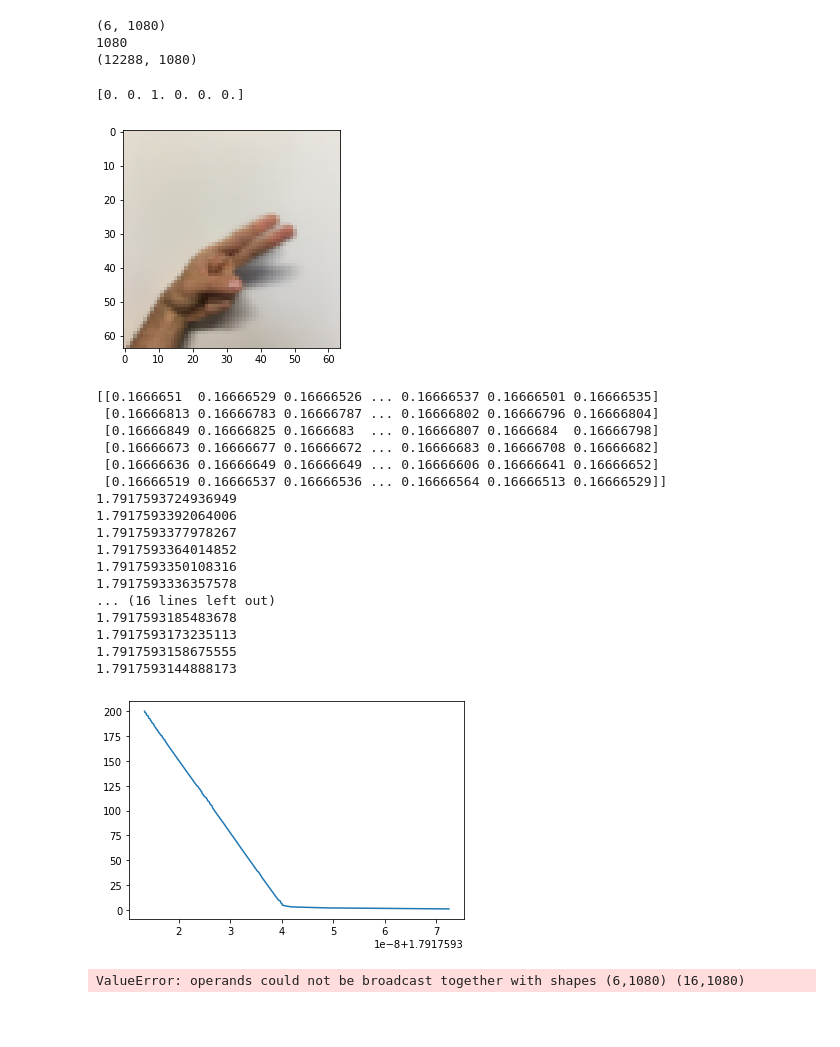
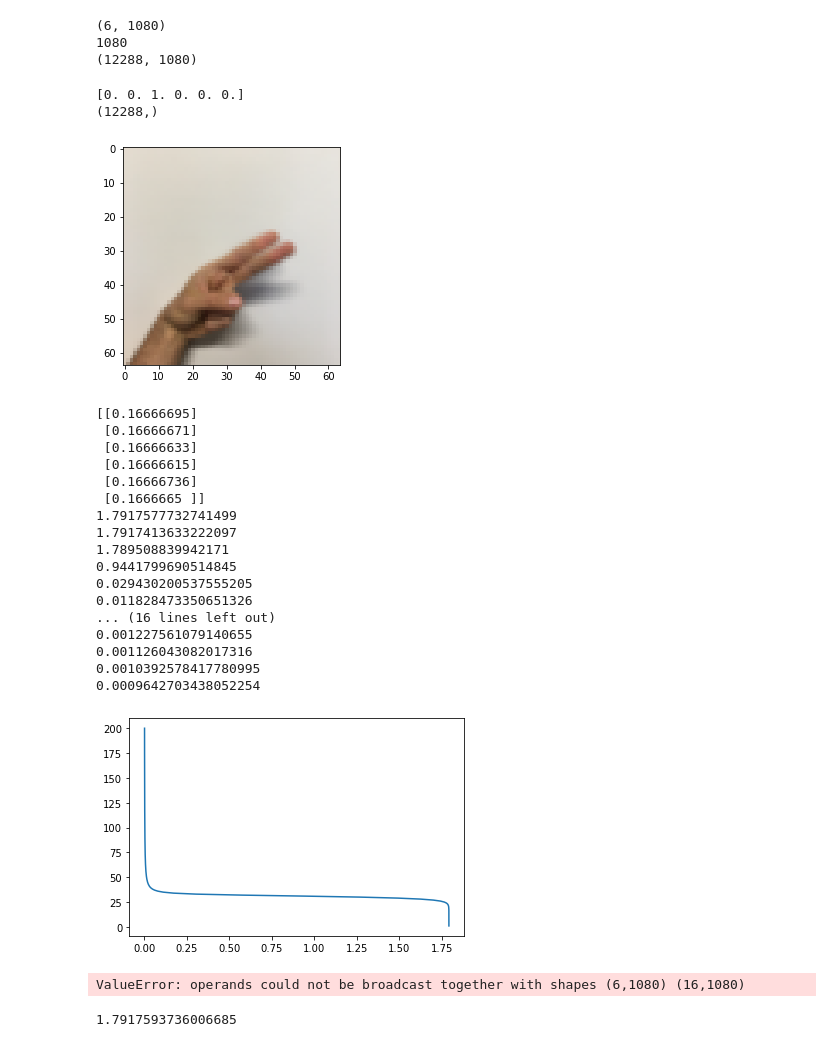
Before and after one commit to aneesh-shetye/softmax_in_numpy, a Jupyter notebook: Untitled.ipynb, the cells around one changed output. Saved outputs shown, nothing was run; the diff lists cells and outputs as text; code cells hidden in the pictures; blank space fills up the shorter version.

Commit message:
Added initializers

```diff
--- a/Untitled.ipynb
+++ b/Untitled.ipynb
@@ -6,9 +6,15 @@ def forward_prop(A_prev, W, b):
 
     return Z
 # %%
-def initialization(next_layer_dims, prev_layer_dims):
+def initialization(next_layer_dims, prev_layer_dims, initializer="relu"):
     W  = np.random.randn(next_layer_dims, prev_layer_dims)*0.01
     b = np.zeros([next_layer_dims,1])
+
+    if initializer == "relu":
+        W = W*np.sqrt(2/prev_layer_dims)
+    if initializer == "Xavier":
+        W = W*np.sqrt(2/(prev_layer_dims+next_layer_dims))
+
     return W, b
 # %%
 def activation_function(Z, activation):
@@ -179,7 +185,7 @@ def training_model(no_of_layers, nL, X, Y, learning_rate, EPOCHS):
             param["W"+str(l)] = param["W"+str(l)] - learning_rate*grads["dW"+str(l)]
             param["b"+str(l)] = param["b"+str(l)] - learning_rate*grads["db"+str(l)]
 
-    plt.plot(cost,range(1,1))
+    plt.plot(cost,range(1,201))
 
     return param
 # %%
@@ -208,31 +214,38 @@ print(X_train.shape)
 import matplotlib.pyplot as plt
 plt.imshow(X_train_orig[2])
 print(Y_train[:,2])
+print(X_train[:,1].shape)
 # %% [output]
 [0. 0. 1. 0. 0. 0.]
+(12288,)
 [figure]
 # %%
 nL = [X_train.shape[0],256,128, 32, 16,6]
-params = training_model(6, nL, X_train, Y_train, learning_rate=0.1, EPOCHS=200 )
+
+X =X_train[:,1]
+X = X.reshape(len(X),1)
+Y = Y_train[:,1]
+Y = Y.reshape(len(Y),1)
+params = training_model(6, nL,X , Y, learning_rate=0.1, EPOCHS=200 )
 # %% [output]
-[[0.1666651  0.16666529 0.16666526 ... 0.16666537 0.16666501 0.16666535]
- [0.16666813 0.16666783 0.16666787 ... 0.16666802 0.16666796 0.16666804]
- [0.16666849 0.16666825 0.1666683  ... 0.16666807 0.1666684  0.16666798]
- [0.16666673 0.16666677 0.16666672 ... 0.16666683 0.16666708 0.16666682]
- [0.16666636 0.16666649 0.16666649 ... 0.16666606 0.16666641 0.16666652]
- [0.16666519 0.16666537 0.16666536 ... 0.16666564 0.16666513 0.16666529]]
-1.7917593724936949
-1.7917593392064006
-1.7917593377978267
-1.7917593364014852
-1.7917593350108316
-1.7917593336357578
+[[0.16666695]
+ [0.16666671]
+ [0.16666633]
+ [0.16666615]
+ [0.16666736]
+ [0.1666665 ]]
+1.7917577732741499
+1.7917413633222097
+1.789508839942171
+0.9441799690514845
+0.029430200537555205
+0.011828473350651326
 ... (16 lines left out)
-1.7917593185483678
-1.7917593173235113
-1.7917593158675555
-1.7917593144888173
+0.001227561079140655
+0.001126043082017316
+0.0010392578417780995
+0.0009642703438052254
-[figure, old version]
+[figure, new version]
 # %%
 def predict(param,no_of_layers, nL, X, Y):
         results={"A0":X}
@@ -296,0 +363,4 @@ print(A)
+# %%
+predict_model(params,6, nL, X_test, Y_test )
+# %% [output]
+1.7917593736006685
```
Also changed, not shown: parts of 2 cells of this notebook.
